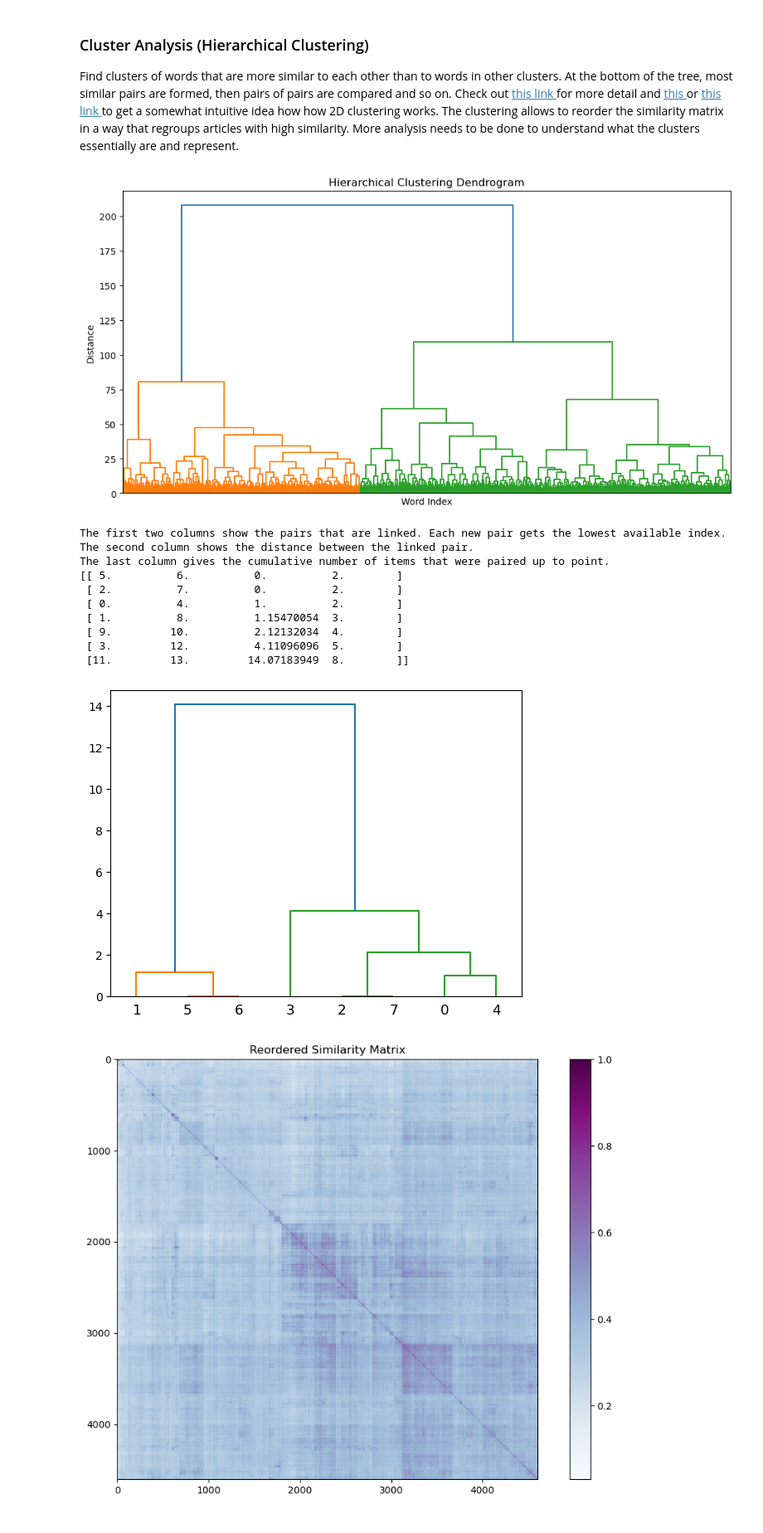
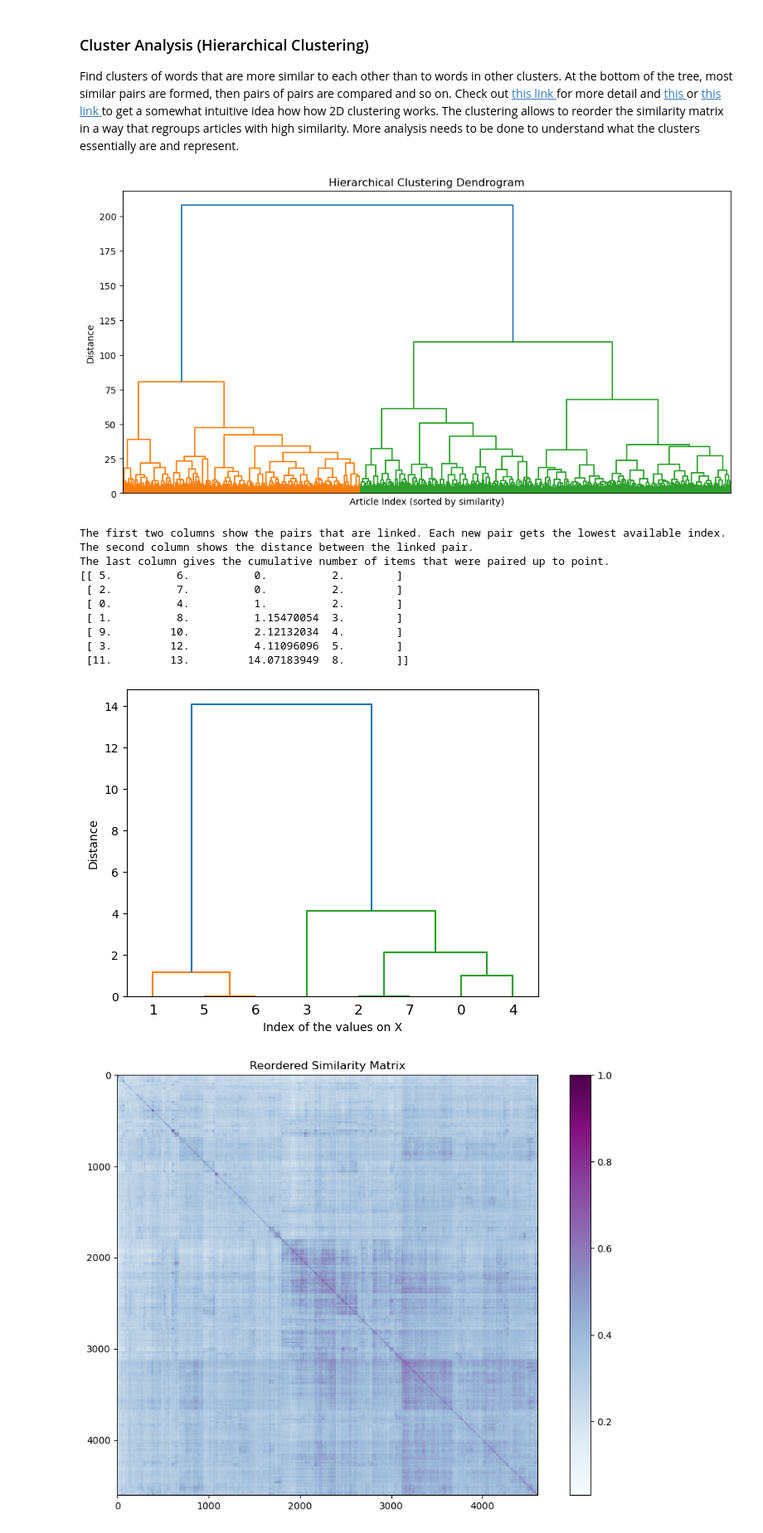
Before and after one commit to epfl-ada/ada-2024-project-the5outliers, a Jupyter notebook: similarity_matrix.ipynb, the cells around one changed output. Shown at 83% size. Saved outputs shown, nothing was run; the diff lists cells and outputs as text; code cells hidden in the pictures.

```diff
--- a/similarity_matrix.ipynb
+++ b/similarity_matrix.ipynb
@@ -135,7 +137,6 @@ Pair 5: Articles 'Cuba' and 'List of Test cricket triple centuries' with similar
 ### Cluster Analysis (Hierarchical Clustering)
 Find clusters of words that are more similar to each other than to words in other clusters. At the bottom of the tree, most similar pairs are formed, then pairs of pairs are compared and so on. Check out <a href=https://docs.scipy.org/doc/scipy/reference/generated/scipy.cluster.hierarchy.linkage.html> this link </a> for more detail and <a href=https://stackoverflow.com/questions/66969893/scipy-and-the-hierarchical-clustering-input> this </a> or <a href=https://joernhees.de/blog/2015/08/26/scipy-hierarchical-clustering-and-dendrogram-tutorial> this link </a> to get a somewhat intuitive idea how how 2D clustering works. The clustering allows to reorder the similarity matrix in a way that regroups articles with high similarity. More analysis needs to be done to understand what the clusters essentially are and represent.
 # %%
-import matplotlib.pyplot as plt
 from scipy.cluster.hierarchy import dendrogram, linkage, leaves_list
 
 # Perform hierarchical clustering
@@ -145,7 +146,7 @@ linkage_matrix = linkage(similarity_matrix, method='ward')
 plt.figure(figsize=(12, 6))
 dendrogram(linkage_matrix)
 plt.title('Hierarchical Clustering Dendrogram')
-plt.xlabel('Word Index')
+plt.xlabel('Article Index (sorted by similarity)')
 plt.tick_params(
     axis='x',
     which='both',
@@ -155,28 +156,31 @@ plt.tick_params(
 plt.ylabel('Distance')
 plt.show()
 # %% [output]
-[figure, old version]
+[figure, new version]
 # %%
-# simple example to understand linkage
+# Simple example to understand linkage
 X = [[i] for i in [2, 8, 0, 4, 1, 9, 9, 0]]
 Z = linkage(X, 'ward')
 print('The first two columns show the pairs that are linked. Each new pair gets the lowest available index.')
 print('The second column shows the distance between the linked pair. ')
 print('The last column gives the cumulative number of items that were paired up to point.')
 print(Z)
 dn = dendrogram(Z)
+plt.xlabel('Index of the values on X')
+plt.ylabel('Distance')
+plt.show()
 # %% [output]
 The first two columns show the pairs that are linked. Each new pair gets the lowest available index.
 The second column shows the distance between the linked pair.
 The last column gives the cumulative number of items that were paired up to point.
 [[ 5.          6.          0.          2.        ]
  [ 2.          7.          0.          2.        ]
  [ 0.          4.          1.          2.        ]
  [ 1.          8.          1.15470054  3.        ]
  [ 9.         10.          2.12132034  4.        ]
  [ 3.         12.          4.11096096  5.        ]
  [11.         13.         14.07183949  8.        ]]
-[figure, old version]
+[figure, new version]
 # %%
 ordered_indices = leaves_list(linkage_matrix)
 reordered_matrix = similarity_matrix[ordered_indices, :][:, ordered_indices]
```
Also changed, not shown: parts of 7 cells of this notebook, 10 other files.
